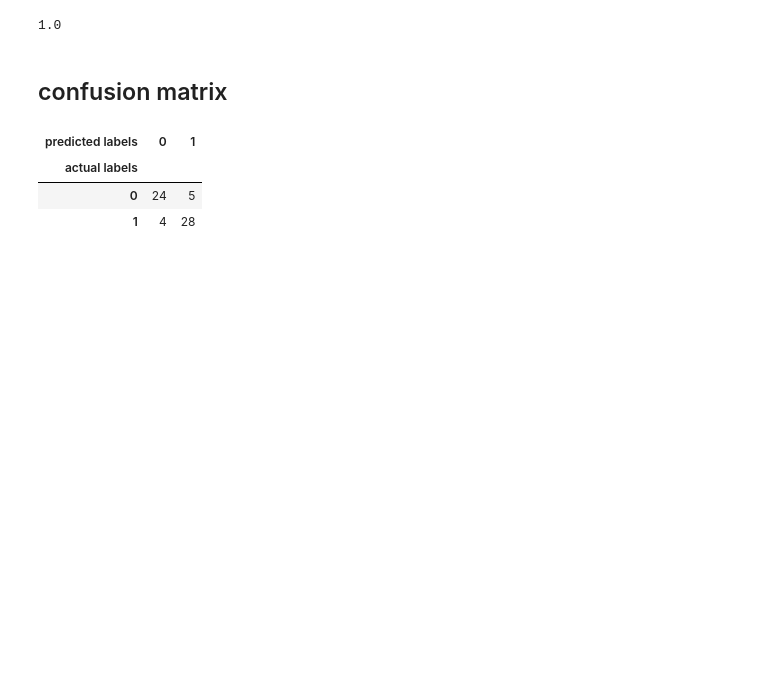
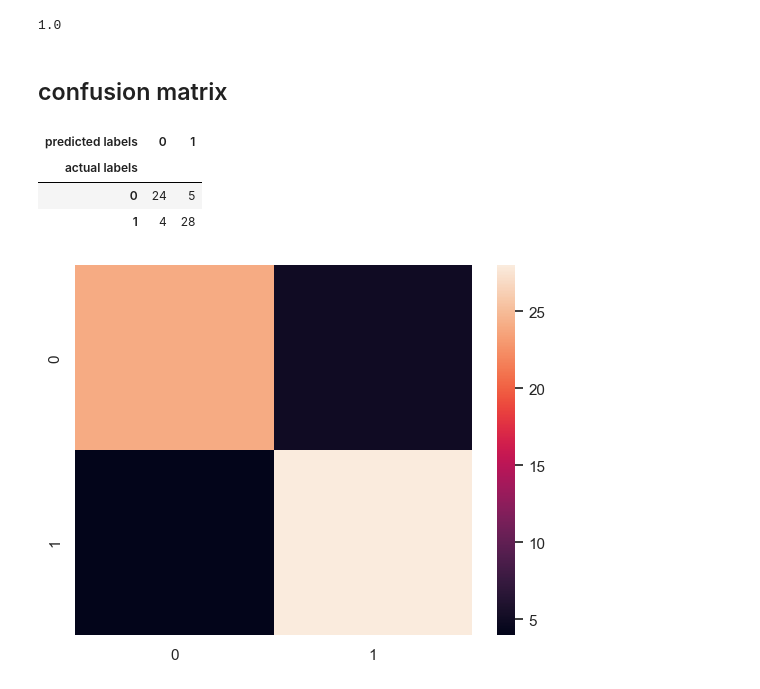
Before and after one commit to Sanjaystorm7119/dataScienceAi, a Jupyter notebook: my_prac_docs/scikit_learn_prac.ipynb, the cells around one changed output. Drawn from its saved outputs; the diff is of its cells as text; code cells hidden in the pictures; blank space fills up the shorter version.

Commit message:
scikitlearn  seaborn

```diff
--- a/my_prac_docs/scikit_learn_prac.ipynb
+++ b/my_prac_docs/scikit_learn_prac.ipynb
@@ -855,3 +855,12 @@ df
 | actual labels |  |  |
 | 0 | 24 | 5 |
 | 1 | 4 | 28 |
+# %%
+import seaborn as sns
+sns.set(font_scale=1)
+
+conf_mat = confusion_matrix(y_test,y_preds)
+sns.heatmap(conf_mat)
+plt.show()
+# %% [output]
+[figure, added]
```
